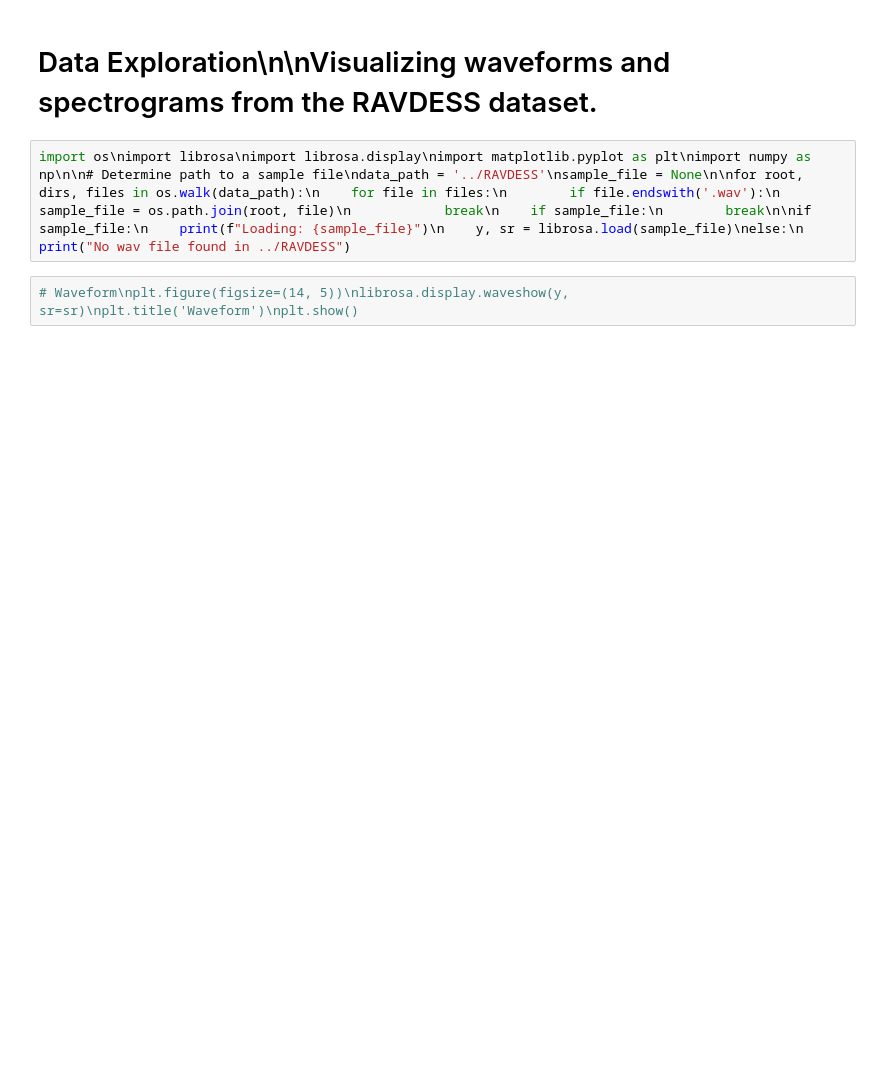
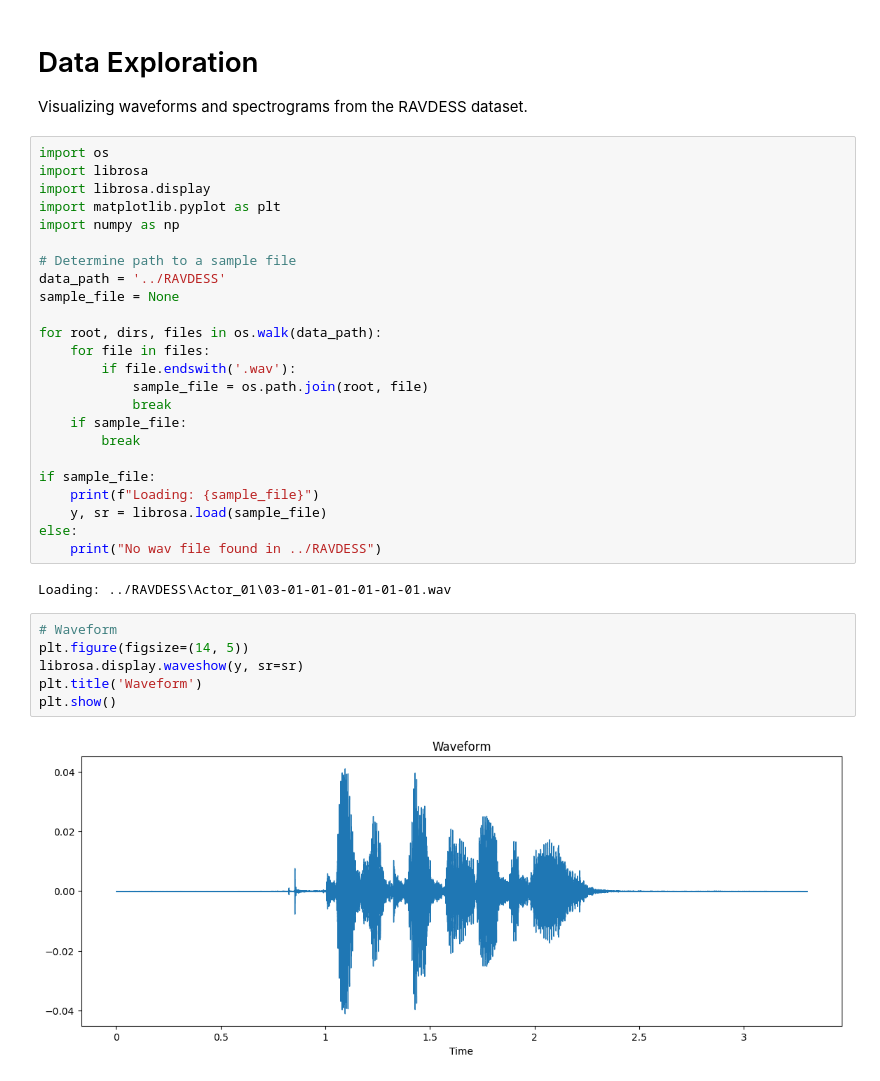
Before and after one commit to THOMASBAIJU/Speech-Emotion-Recognition, a Jupyter notebook: notebooks/data_exploration.ipynb, the cells around one changed output. Drawn from its saved outputs; the diff is of its cells as text; blank space fills up the shorter version.

Commit message:
Fix literal newlines in data_exploration notebook

```diff
--- a/notebooks/data_exploration.ipynb
+++ b/notebooks/data_exploration.ipynb
@@ -1,7 +1,39 @@
 # %% [markdown]
-# Data Exploration\n\nVisualizing waveforms and spectrograms from the RAVDESS dataset.
+# Data Exploration
+
+Visualizing waveforms and spectrograms from the RAVDESS dataset.
 # %%
-import os\nimport librosa\nimport librosa.display\nimport matplotlib.pyplot as plt\nimport numpy as np\n\n# Determine path to a sample file\ndata_path = '../RAVDESS'\nsample_file = None\n\nfor root, dirs, files in os.walk(data_path):\n    for file in files:\n        if file.endswith('.wav'):\n            sample_file = os.path.join(root, file)\n            break\n    if sample_file:\n        break\n\nif sample_file:\n    print(f"Loading: {sample_file}")\n    y, sr = librosa.load(sample_file)\nelse:\n    print("No wav file found in ../RAVDESS")
+import os
+import librosa
+import librosa.display
+import matplotlib.pyplot as plt
+import numpy as np
+
+# Determine path to a sample file
+data_path = '../RAVDESS'
+sample_file = None
+
+for root, dirs, files in os.walk(data_path):
+    for file in files:
+        if file.endswith('.wav'):
+            sample_file = os.path.join(root, file)
+            break
+    if sample_file:
+        break
+
+if sample_file:
+    print(f"Loading: {sample_file}")
+    y, sr = librosa.load(sample_file)
+else:
+    print("No wav file found in ../RAVDESS")
+# %% [output]
+Loading: ../RAVDESS\Actor_01\03-01-01-01-01-01-01.wav
 # %%
-# Waveform\nplt.figure(figsize=(14, 5))\nlibrosa.display.waveshow(y, sr=sr)\nplt.title('Waveform')\nplt.show()
+# Waveform
+plt.figure(figsize=(14, 5))
+librosa.display.waveshow(y, sr=sr)
+plt.title('Waveform')
+plt.show()
+# %% [output]
+[figure, added]
 # %%
```
Also changed, not shown: parts of 2 cells of this notebook.
